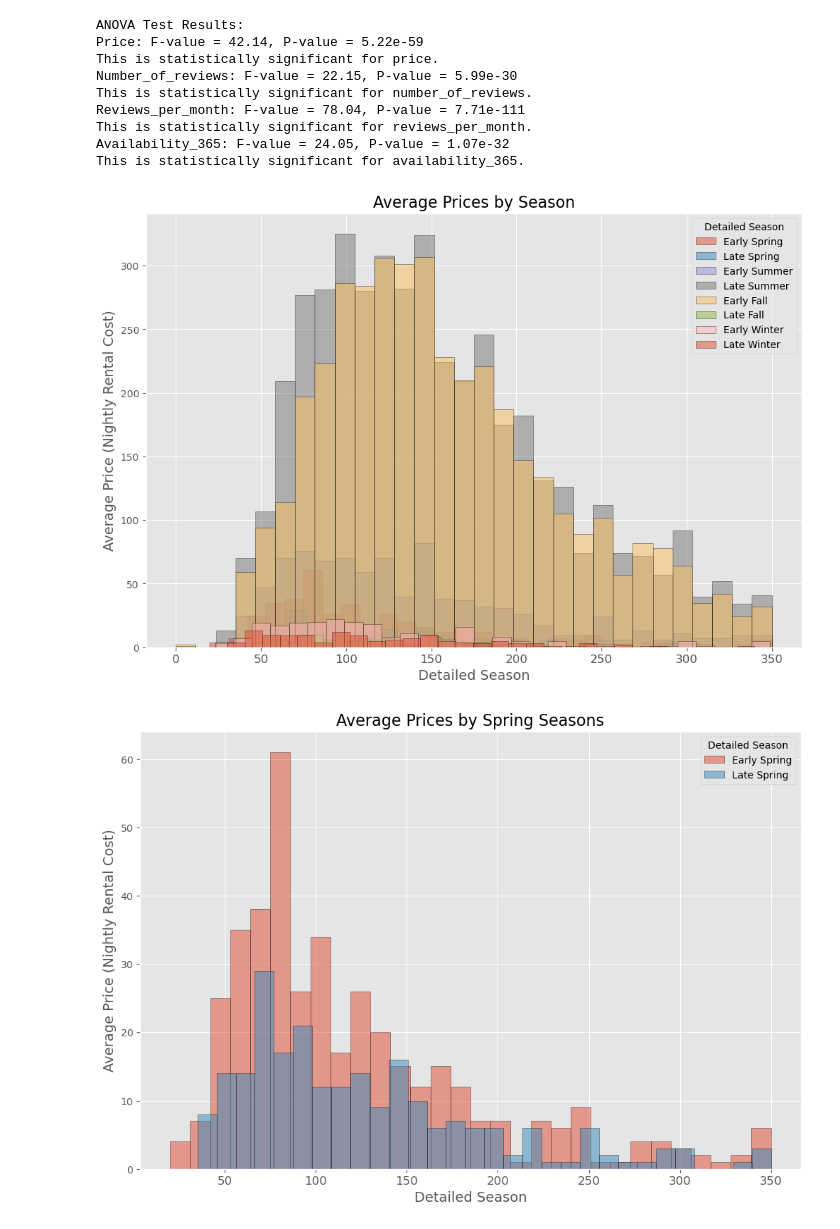
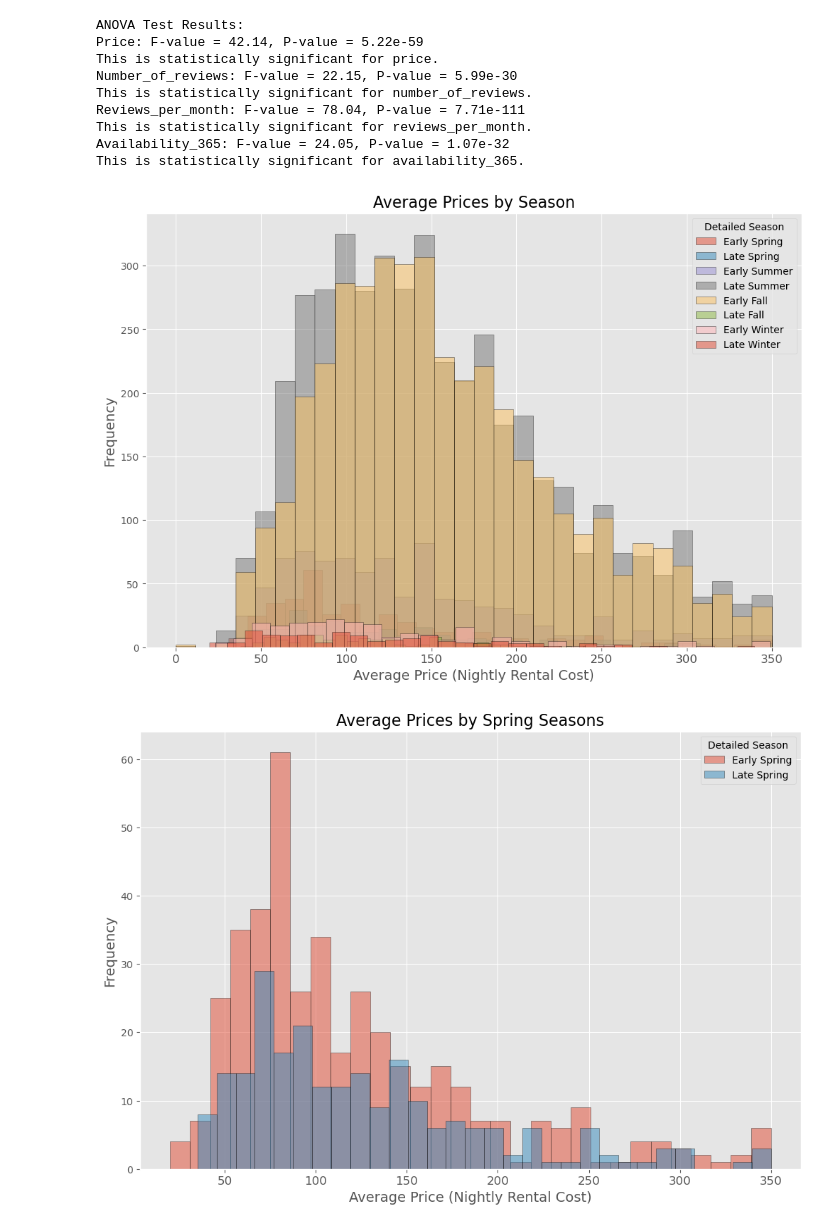
Before and after one commit to zenobiajazmin/my-project1-repo, a Jupyter notebook: AirBNB_detailed_season.ipynb, the cells around one changed output. Drawn from its saved outputs; the diff is of its cells as text; code cells hidden in the pictures.

Commit message:
fixed histogram labels

```diff
--- a/AirBNB_detailed_season.ipynb
+++ b/AirBNB_detailed_season.ipynb
@@ -173,16 +173,16 @@ This is statistically significant for availability_365.
 # %%
 plt.figure(figsize=(12, 8))
 for season in season_order:
   subset = filtered_data[filtered_data['detailed_season'] == season]
   plt.hist(subset['price'], bins=30, alpha=0.5, label=season, edgecolor='black')
-plt.xlabel('Detailed Season', fontsize=14)
-plt.ylabel('Average Price (Nightly Rental Cost)', fontsize=14)
+plt.xlabel('Average Price (Nightly Rental Cost)', fontsize=14)
+plt.ylabel('Frequency', fontsize=14)
 plt.legend(title='Detailed Season')
 plt.title('Average Prices by Season', fontsize=16)
 plt.xticks(fontsize=12)
 plt.show()
 # %% [output]
-[figure, old version]
+[figure, new version]
 # %%
 # Define the season groups to break down into each individual season
 spring_seasons = ['Early Spring', 'Late Spring']
@@ -195,14 +195,14 @@ plt.figure(figsize=(12, 8))
 for season in spring_seasons:
     subset = filtered_data[filtered_data['detailed_season'] == season]
     plt.hist(subset['price'], bins=30, alpha=0.5, label=season, edgecolor='black')
-plt.xlabel('Detailed Season', fontsize=14)
-plt.ylabel('Average Price (Nightly Rental Cost)', fontsize=14)
+plt.xlabel('Average Price (Nightly Rental Cost)', fontsize=14)
+plt.ylabel('Frequency', fontsize=14)
 plt.legend(title='Detailed Season')
 plt.title('Average Prices by Spring Seasons', fontsize=16)
 plt.xticks(fontsize=12)
 plt.show()
 # %% [output]
-[figure, old version]
+[figure, new version]
 # %%
 # Plot for Summer seasons
 plt.figure(figsize=(12, 8))
```
Also changed, not shown: parts of 3 cells of this notebook, 6 other files.
